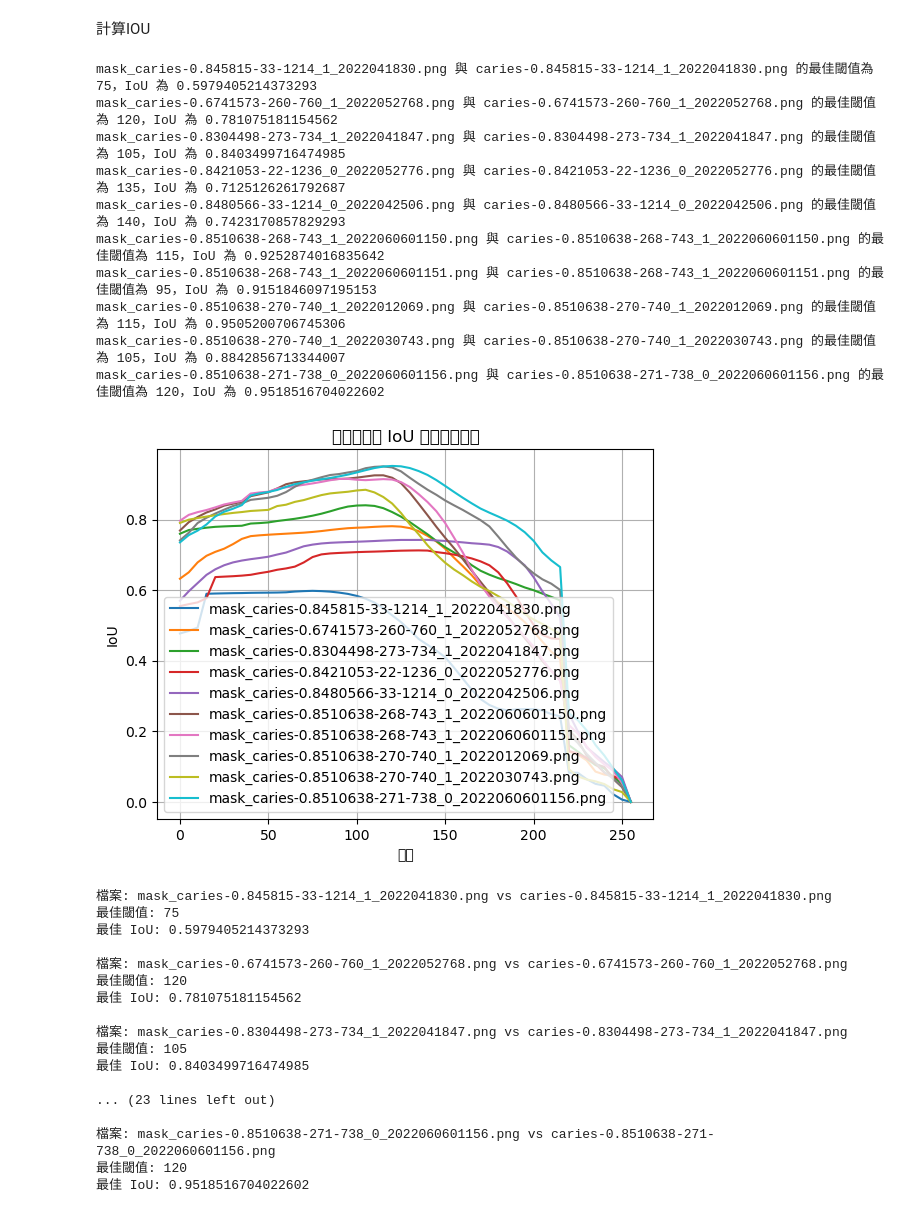
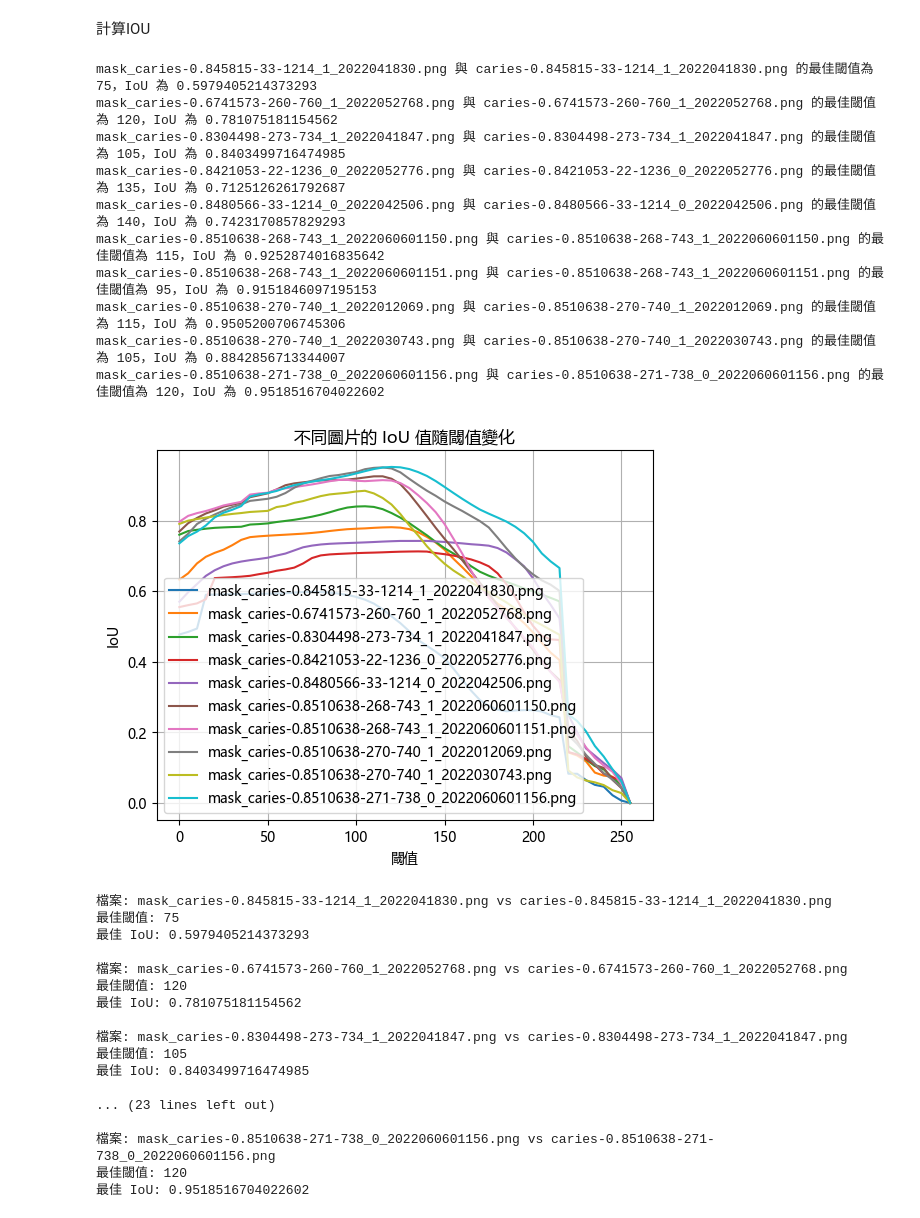
Before and after one commit to LianChia/task, a Jupyter notebook: v4.40/task1and2/Task1_and_Task2.ipynb, the cells around one changed output. Saved outputs shown, nothing was run; the diff lists cells and outputs as text; code cells hidden in the pictures.

```diff
--- a/v4.40/task1and2/Task1_and_Task2.ipynb
+++ b/v4.40/task1and2/Task1_and_Task2.ipynb
@@ -1474,39 +1474,41 @@ def process_folder_for_best_thresholds(predict_folder, groundtruth_folder):
         plt.plot(thresholds, ious_values, label=f"{predict_file}")
 
     # 顯示所有檔案的 IoU-閾值圖
+    plt.rcParams['font.sans-serif'] = ['Microsoft YaHei'] #設定中文字體
+
     plt.xlabel('閾值')
     plt.ylabel('IoU')
     plt.title('不同圖片的 IoU 值隨閾值變化')
     plt.legend(loc="best")
     plt.grid(True)
     plt.show()
 
     return best_thresholds
 
 # 預測集和真實集的資料夾路徑
 predict_folder = r"C:\Users\SSTek\Desktop\LianChia\task\v4.40\task1and2\imgv0.2\test"
 groundtruth_folder = r"C:\Users\SSTek\Desktop\LianChia\task\v4.40\task1and2\imgv0.2\fin_pic"
 
 # 計算每張圖片的最佳閾值和 IoU
 best_thresholds = process_folder_for_best_thresholds(predict_folder, groundtruth_folder)
 
 # 輸出每對檔案的最佳閾值和 IoU
 for predict_file, groundtruth_file, best_threshold, best_iou in best_thresholds:
     print(f"檔案: {predict_file} vs {groundtruth_file}")
     print(f"最佳閾值: {best_threshold}")
     print(f"最佳 IoU: {best_iou}\n")
 # %% [output]
 mask_caries-0.845815-33-1214_1_2022041830.png 與 caries-0.845815-33-1214_1_2022041830.png 的最佳閾值為 75，IoU 為 0.5979405214373293
 mask_caries-0.6741573-260-760_1_2022052768.png 與 caries-0.6741573-260-760_1_2022052768.png 的最佳閾值為 120，IoU 為 0.781075181154562
 mask_caries-0.8304498-273-734_1_2022041847.png 與 caries-0.8304498-273-734_1_2022041847.png 的最佳閾值為 105，IoU 為 0.8403499716474985
 mask_caries-0.8421053-22-1236_0_2022052776.png 與 caries-0.8421053-22-1236_0_2022052776.png 的最佳閾值為 135，IoU 為 0.7125126261792687
 mask_caries-0.8480566-33-1214_0_2022042506.png 與 caries-0.8480566-33-1214_0_2022042506.png 的最佳閾值為 140，IoU 為 0.7423170857829293
 mask_caries-0.8510638-268-743_1_2022060601150.png 與 caries-0.8510638-268-743_1_2022060601150.png 的最佳閾值為 115，IoU 為 0.9252874016835642
 mask_caries-0.8510638-268-743_1_2022060601151.png 與 caries-0.8510638-268-743_1_2022060601151.png 的最佳閾值為 95，IoU 為 0.9151846097195153
 mask_caries-0.8510638-270-740_1_2022012069.png 與 caries-0.8510638-270-740_1_2022012069.png 的最佳閾值為 115，IoU 為 0.9505200706745306
 mask_caries-0.8510638-270-740_1_2022030743.png 與 caries-0.8510638-270-740_1_2022030743.png 的最佳閾值為 105，IoU 為 0.8842856713344007
 mask_caries-0.8510638-271-738_0_2022060601156.png 與 caries-0.8510638-271-738_0_2022060601156.png 的最佳閾值為 120，IoU 為 0.9518516704022602
-[figure, old version]
+[figure, new version]
 檔案: mask_caries-0.845815-33-1214_1_2022041830.png vs caries-0.845815-33-1214_1_2022041830.png
 最佳閾值: 75
 最佳 IoU: 0.5979405214373293
```
